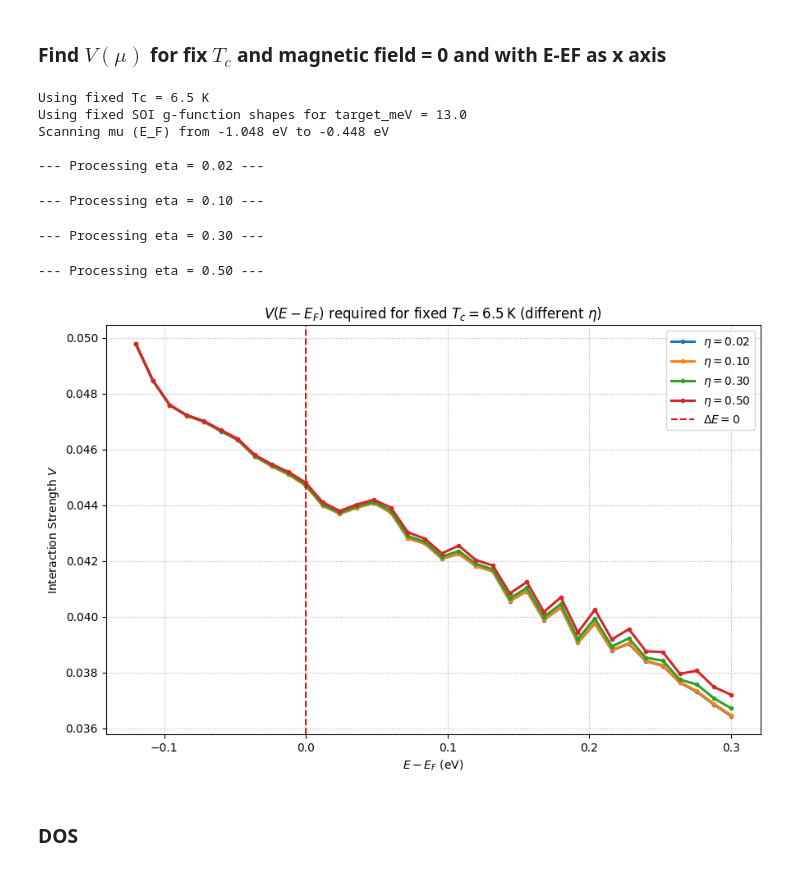
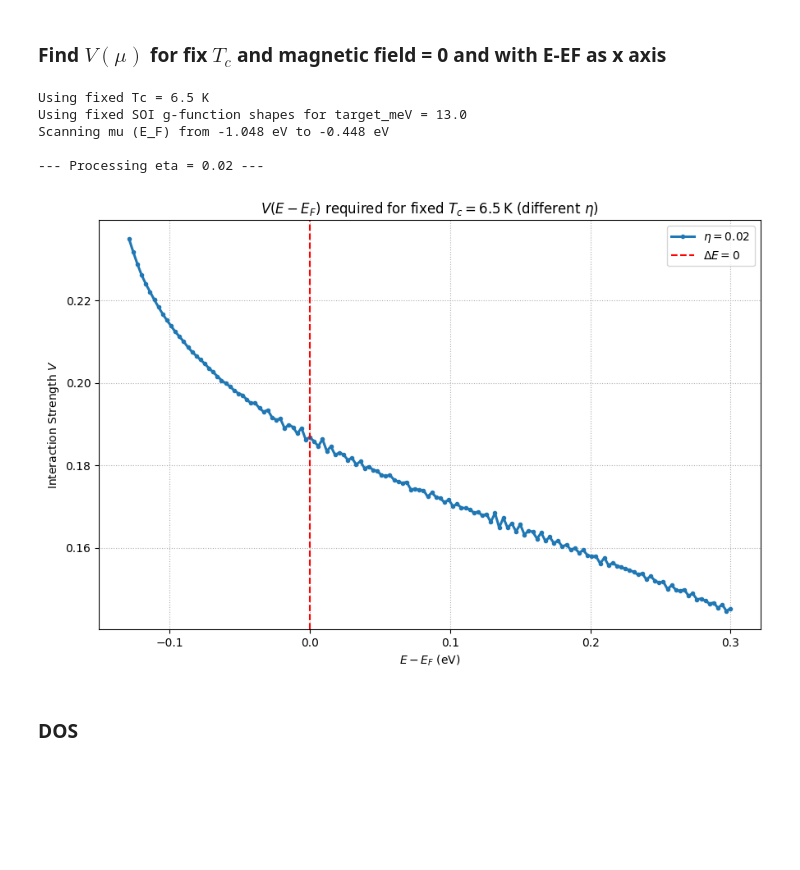
Before and after one commit to Lyrrrrrr/Upper-critical-field-Figure-reproduce-code, a Jupyter notebook: Numerical analysis.ipynb, the cells around one changed output. Cells and saved outputs as stored; diff of their text form; code cells hidden in the pictures; blank space fills up the shorter version.

```diff
--- a/Numerical analysis.ipynb
+++ b/Numerical analysis.ipynb
@@ -486,7 +614,7 @@ print(f"FS sample per valley (for V calibration): {kK_initial[0].size}")
 # EF scan setup
 EF_center = E_F
 EF_scan_range = 0.4      # eV
-N_mu_points = 51
+N_mu_points = 201
 EF_range = np.linspace(EF_center - EF_scan_range, EF_center + EF_scan_range, N_mu_points)
 dE_range = EF_range - EF_center  # 横坐标: E - E_F
 
@@ -495,7 +623,8 @@ x_min = -0.15
 mask_global = dE_range >= x_min
 
 # eta values
-eta_list = [0.02, 0.1, 0.3, 0.5]
+# eta_list = [0.02, 0.1, 0.3, 0.5]
+eta_list = [0.02]
 
 print(f"Building FS shell at calibration point EF_center = {EF_center:.4f} eV")
 kK_calib, kKm_calib = build_FS_shell(mu_guess, E_F, FSrad, Nk_value, n_keep_value)
@@ -670,9 +793,9 @@ from tqdm import tqdm
 # 固定参数
 Tc_fixed_K = 6.5    # 固定临界温度
 Nw = 2000           # Matsubara 频数
-n_keep_value = 5000 # 每个 valley 的FS采样点数
-FSrad = 0.4         # FS patch 半径
-Nk_value = 201
+n_keep_value = 40000 # 每个 valley 的FS采样点数
+FSrad = 0.5         # FS patch 半径
+Nk_value = 300
 
 # 固定 SOI 参数 (论文的 13 meV 案例)
 target_meV_fixed = 13.0
@@ -691,13 +814,14 @@ print(f"Using fixed SOI g-function shapes for target_meV = {target_meV_fixed}")
 # 扫描化学势范围（绝对量）
 EF_center = E_F
 EF_scan_range = 0.3
-N_mu_points = 51
+N_mu_points = 201
 EF_range = np.linspace(EF_center - EF_scan_range, EF_center + EF_scan_range, N_mu_points)
 dE_range = EF_range - EF_center  # 横坐标: E - E_F
 print(f"Scanning mu (E_F) from {EF_range[0]:.3f} eV to {EF_range[-1]:.3f} eV")
 
 # eta 列表
-eta_list = [0.02, 0.1, 0.3, 0.5]
+# eta_list = [0.02, 0.1, 0.3, 0.5]
+eta_list = [0.02]
 
 plt.figure(figsize=(9, 6))
 
@@ -720,37 +844,34 @@ for eta in eta_list:
         V_new = determine_V(Tc_fixed_K, alpha_Z_fixed, alpha_R_current,
                             gz_fun_fixed, gR_fun_fixed,
                             kK_new, mu_guess, EF_val, Nw)
         V_results_for_this_eta.append(V_new)
 
     # 截取从 E - E_F >= -0.15 开始的部分
     mask = dE_range >= -0.13
     dE_plot = dE_range[mask]
     V_plot = np.array(V_results_for_this_eta)[mask]
 
     # 绘图
     plt.plot(dE_plot, V_plot, lw=2.2,
              marker='o', markersize=3,
              label=rf'$\eta={eta:.2f}$')
 
 # 收尾
 plt.xlabel(r'$E - E_F$ (eV)')
 plt.ylabel(r'Interaction Strength $V$')
 plt.title(r'$V(E - E_F)$ required for fixed $T_c = 6.5\,$K (different $\eta$)')
 plt.axvline(0.0, color='red', ls='--', label=r'$\Delta E = 0$')
 plt.grid(True, ls=':')
 plt.legend()
 plt.tight_layout()
 plt.show()
 # %% [output]
 Using fixed Tc = 6.5 K
 Using fixed SOI g-function shapes for target_meV = 13.0
 Scanning mu (E_F) from -1.048 eV to -0.448 eV
 
 --- Processing eta = 0.02 ---
---- Processing eta = 0.10 ---
---- Processing eta = 0.30 ---
---- Processing eta = 0.50 ---
-[figure, old version]
+[figure, new version]
 # %% [markdown]
 ### DOS
 # %%
```
Also changed, not shown: parts of 4 cells of this notebook, 8 other files.
